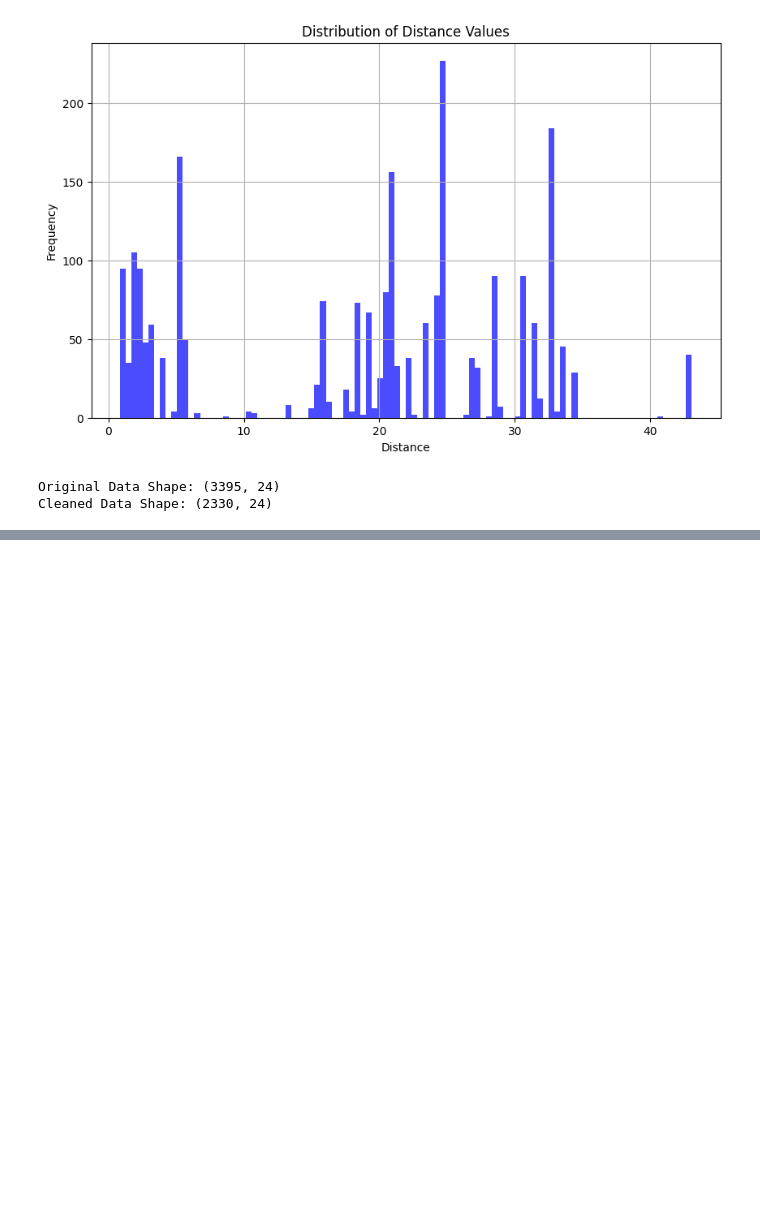
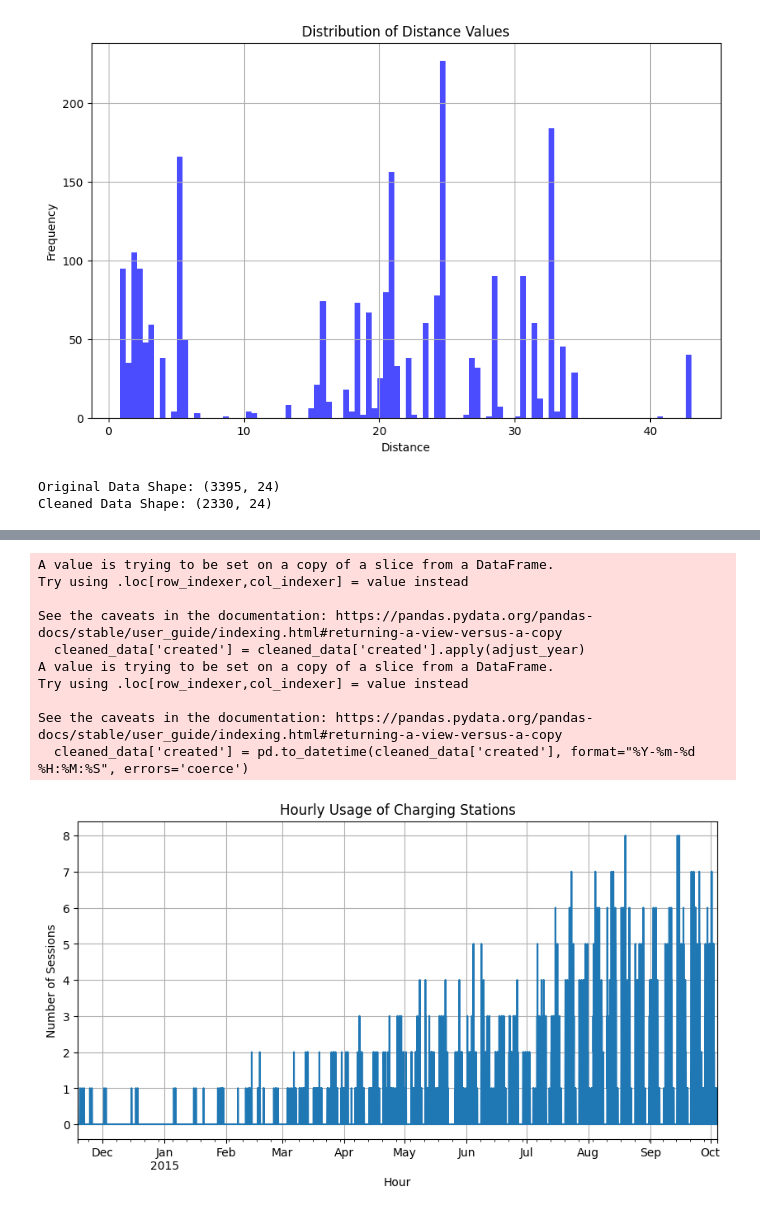
Before and after one commit to dm23aau/Project-on-EV-charging-Infrastrucure, a Jupyter notebook: Electric_Vehicle_Charging_Infrastructure.ipynb, the cells around one changed output, grey strips where cells are left out. Cells and saved outputs as stored; diff of their text form; code cells hidden in the pictures; blank space fills up the shorter version.

```diff
--- a/Electric_Vehicle_Charging_Infrastructure.ipynb
+++ b/Electric_Vehicle_Charging_Infrastructure.ipynb
@@ -70,0 +147,42 @@ Cleaned Data Shape: (2330, 24)
+# %%
+# Function to adjust the year in the datetime string
+def adjust_year(date_str):
+    if pd.isna(date_str):
+        return date_str  # Return as is if NaN
+    parts = date_str.split('-')
+    if len(parts[0]) == 4 and parts[0].startswith('00'):
+        # Assuming all years are 2000s, adjust accordingly if it varies
+        parts[0] = '20' + parts[0][2:]  # Change '0014' to '2014'
+    return '-'.join(parts)
+
+# Apply the function to adjust the year format
+cleaned_data['created'] = cleaned_data['created'].apply(adjust_year)
+
+# Now convert to datetime
+cleaned_data['created'] = pd.to_datetime(cleaned_data['created'], format="%Y-%m-%d %H:%M:%S", errors='coerce')
+
+# Check for NaT values after conversion
+if cleaned_data['created'].isna().any():
+    print("Conversion resulted in NaT values, check the original data for inconsistencies.")
+
+# Group by 'created' datetime and resample to hourly data
+hourly_usage = cleaned_data.groupby(pd.Grouper(key='created', freq='H')).count()['sessionId']
+
+# Plot
+hourly_usage.plot(kind='line', figsize=(10, 5), title='Hourly Usage of Charging Stations')
+plt.xlabel('Hour')
+plt.ylabel('Number of Sessions')
+plt.grid(True)
+plt.show()
+# %% [output]
+A value is trying to be set on a copy of a slice from a DataFrame.
+Try using .loc[row_indexer,col_indexer] = value instead
+
+See the caveats in the documentation: https://pandas.pydata.org/pandas-docs/stable/user_guide/indexing.html#returning-a-view-versus-a-copy
+  cleaned_data['created'] = cleaned_data['created'].apply(adjust_year)
+A value is trying to be set on a copy of a slice from a DataFrame.
+Try using .loc[row_indexer,col_indexer] = value instead
+
+See the caveats in the documentation: https://pandas.pydata.org/pandas-docs/stable/user_guide/indexing.html#returning-a-view-versus-a-copy
+  cleaned_data['created'] = pd.to_datetime(cleaned_data['created'], format="%Y-%m-%d %H:%M:%S", errors='coerce')
+[figure, added]
```
Also changed, not shown: parts of 9 cells of this notebook.
